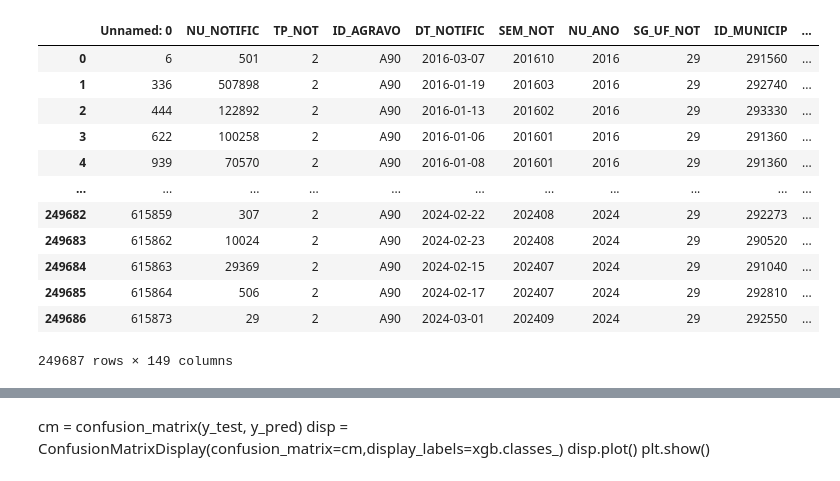
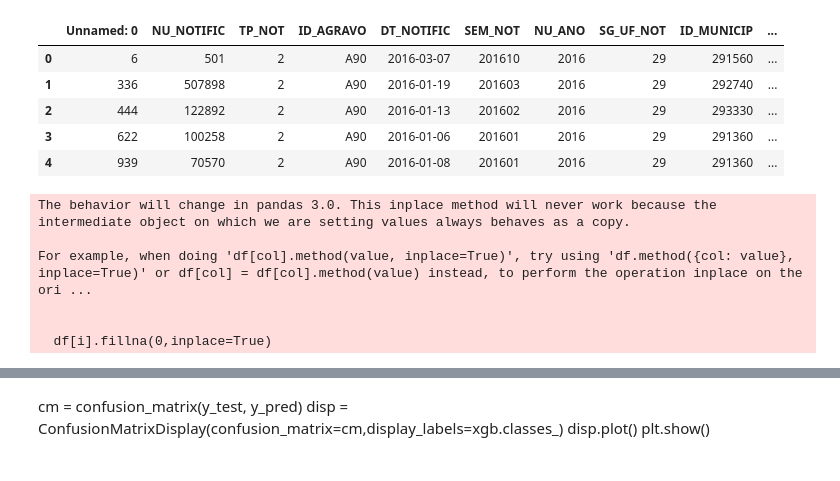
Before and after one commit to naiarawn/accs-ia-grupo-6, a Jupyter notebook: classificators.ipynb, the cells around one changed output, grey strips where cells are left out. Cells and saved outputs as stored; diff of their text form; code cells hidden in the pictures.

```diff
--- a/classificators.ipynb
+++ b/classificators.ipynb
@@ -12,33 +12,47 @@ from sklearn.metrics import precision_score, recall_score, f1_score, confusion_m
 # %%
 pd.set_option('display.max_columns', None)
 df = pd.read_csv('result.csv',low_memory=False)
 result = []
-df
+df.head(5)
 # %% [output]
 |  | Unnamed: 0 | NU_NOTIFIC | TP_NOT | ID_AGRAVO | DT_NOTIFIC | SEM_NOT | NU_ANO | SG_UF_NOT | ID_MUNICIP | ... |
 | 0 | 6 | 501 | 2 | A90 | 2016-03-07 | 201610 | 2016 | 29 | 291560 | ... |
 | 1 | 336 | 507898 | 2 | A90 | 2016-01-19 | 201603 | 2016 | 29 | 292740 | ... |
 | 2 | 444 | 122892 | 2 | A90 | 2016-01-13 | 201602 | 2016 | 29 | 293330 | ... |
 | 3 | 622 | 100258 | 2 | A90 | 2016-01-06 | 201601 | 2016 | 29 | 291360 | ... |
 | 4 | 939 | 70570 | 2 | A90 | 2016-01-08 | 201601 | 2016 | 29 | 291360 | ... |
-| ... | ... | ... | ... | ... | ... | ... | ... | ... | ... | ... |
-| 249682 | 615859 | 307 | 2 | A90 | 2024-02-22 | 202408 | 2024 | 29 | 292273 | ... |
-| 249683 | 615862 | 10024 | 2 | A90 | 2024-02-23 | 202408 | 2024 | 29 | 290520 | ... |
-| 249684 | 615863 | 29369 | 2 | A90 | 2024-02-15 | 202407 | 2024 | 29 | 291040 | ... |
-| 249685 | 615864 | 506 | 2 | A90 | 2024-02-17 | 202407 | 2024 | 29 | 292810 | ... |
-| 249686 | 615873 | 29 | 2 | A90 | 2024-03-01 | 202409 | 2024 | 29 | 292550 | ... |
-249687 rows × 149 columns
 # %%
 campos = [
-    'ID_DISTRIT','CS_FLXRET','FEBRE', 'MIALGIA', 'CEFALEIA', 'EXANTEMA',
+    'CRITERIO','CS_FLXRET','FEBRE', 'MIALGIA', 'CEFALEIA', 'EXANTEMA',
     'VOMITO', 'NAUSEA', 'DOR_COSTAS', 'CONJUNTVIT', 'ARTRITE', 'ARTRALGIA', 'PETEQUIA_N',
     'LEUCOPENIA', 'LACO', 'DOR_RETRO', 'DIABETES', 'HEMATOLOG', 'HEPATOPAT', 'RENAL',
     'HIPERTENSA', 'ACIDO_PEPT', 'AUTO_IMUNE','CLASSI_FIN'
 ]
 df = df[campos]
+
+non_floats = []
 df = df[df['CLASSI_FIN'].isin([5, 8, 10, 11, 12])]
-df.loc[df['CLASSI_FIN'] >= 10,'CLASSI_FIN'] = 0
+'''
+df = df.loc[:, df.isnull().mean() < .8]
+df.dropna(inplace=True)
+for col in df:
+    if df[col].dtypes != "float64":
+        non_floats.append(col)
+df = df.drop(columns=non_floats)
+'''
+
+df.loc[df['CLASSI_FIN'] < 10,'CLASSI_FIN'] = 0
 df.loc[df['CLASSI_FIN'] != 0,'CLASSI_FIN'] = 1
+
+for i in df.columns[df.isnull().any(axis=0)]:
+    df[i].fillna(0,inplace=True)
+# %% [output]
+The behavior will change in pandas 3.0. This inplace method will never work because the intermediate object on which we are setting values always behaves as a copy.
+
+For example, when doing 'df[col].method(value, inplace=True)', try using 'df.method({col: value}, inplace=True)' or df[col] = df[col].method(value) instead, to perform the operation inplace on the ori ...
+
+
+  df[i].fillna(0,inplace=True)
 # %%
 df.dropna(inplace=True)
 df.isna().any()
```
Also changed, not shown: parts of 36 cells of this notebook, 2 other files.
